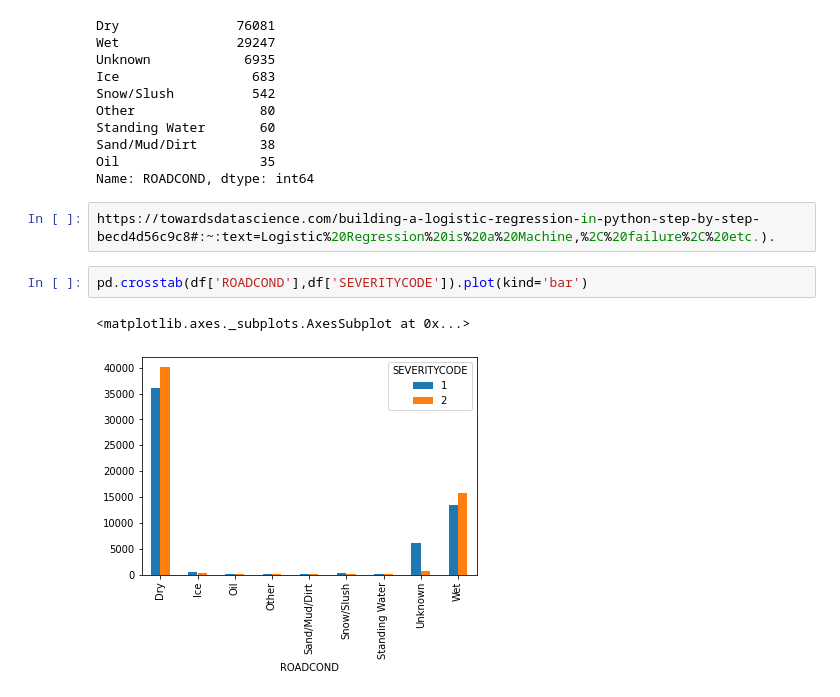
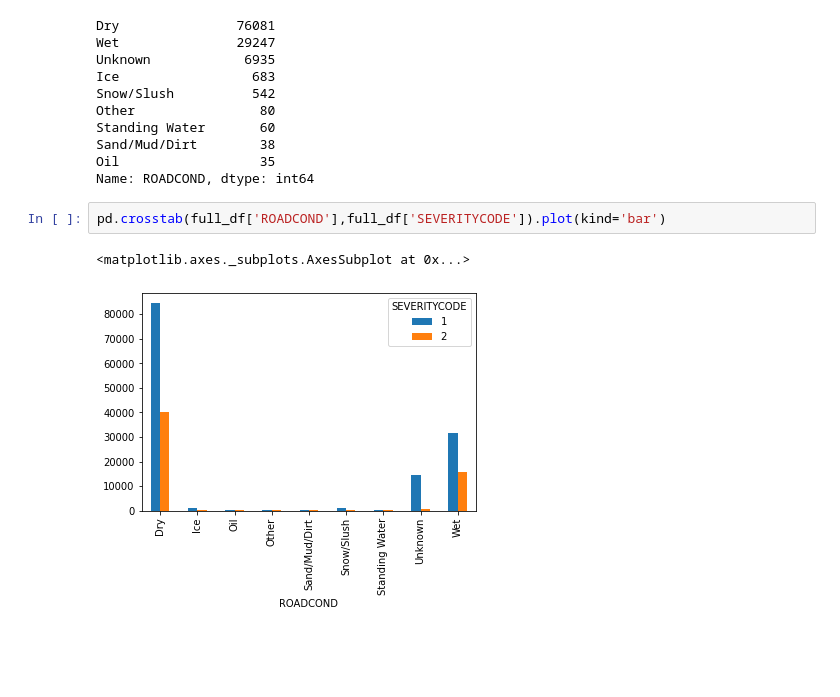
Before and after one commit to kegert/Coursera_Capstone, a Jupyter notebook: Data Analysis.ipynb, the cells around one changed output. Drawn from its saved outputs; the diff is of its cells as text; blank space fills up the shorter version.

```diff
--- a/Data Analysis.ipynb
+++ b/Data Analysis.ipynb
@@ -98,10 +98,8 @@ Standing Water       60
 Sand/Mud/Dirt        38
 Oil                  35
 Name: ROADCOND, dtype: int64
-# %%
-https://towardsdatascience.com/building-a-logistic-regression-in-python-step-by-step-becd4d56c9c8#:~:text=Logistic%20Regression%20is%20a%20Machine,%2C%20failure%2C%20etc.).
 # %%
-pd.crosstab(df['ROADCOND'],df['SEVERITYCODE']).plot(kind='bar')
+pd.crosstab(full_df['ROADCOND'],full_df['SEVERITYCODE']).plot(kind='bar')
 # %% [output]
 <matplotlib.axes._subplots.AxesSubplot at 0x...>
-[figure, old version]
+[figure, new version]
```
Also changed, not shown: parts of 7 cells of this notebook, 9 other files.
